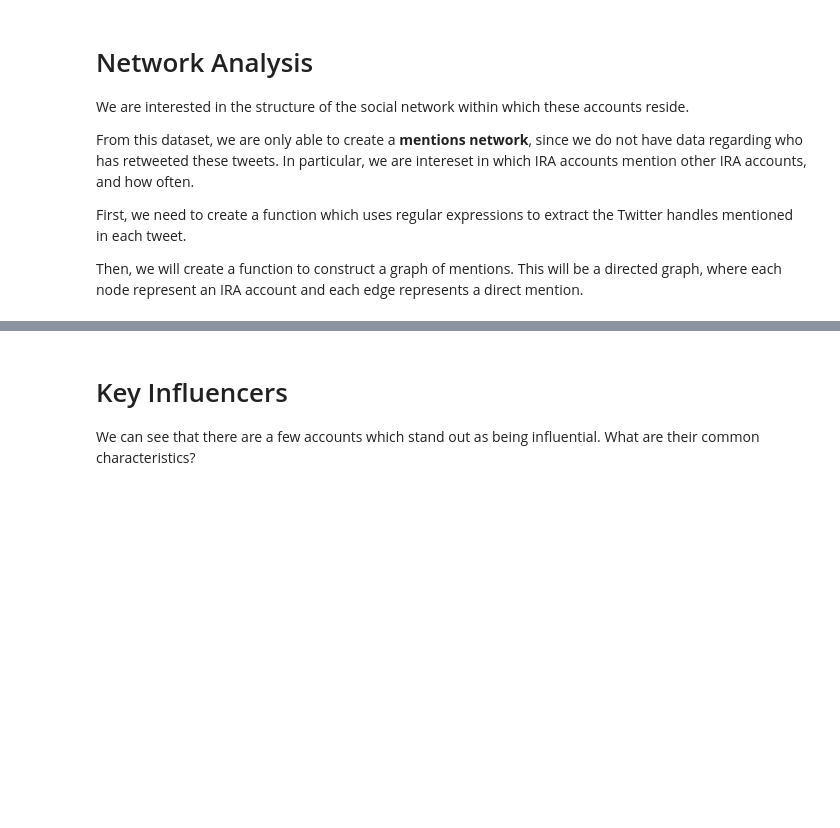
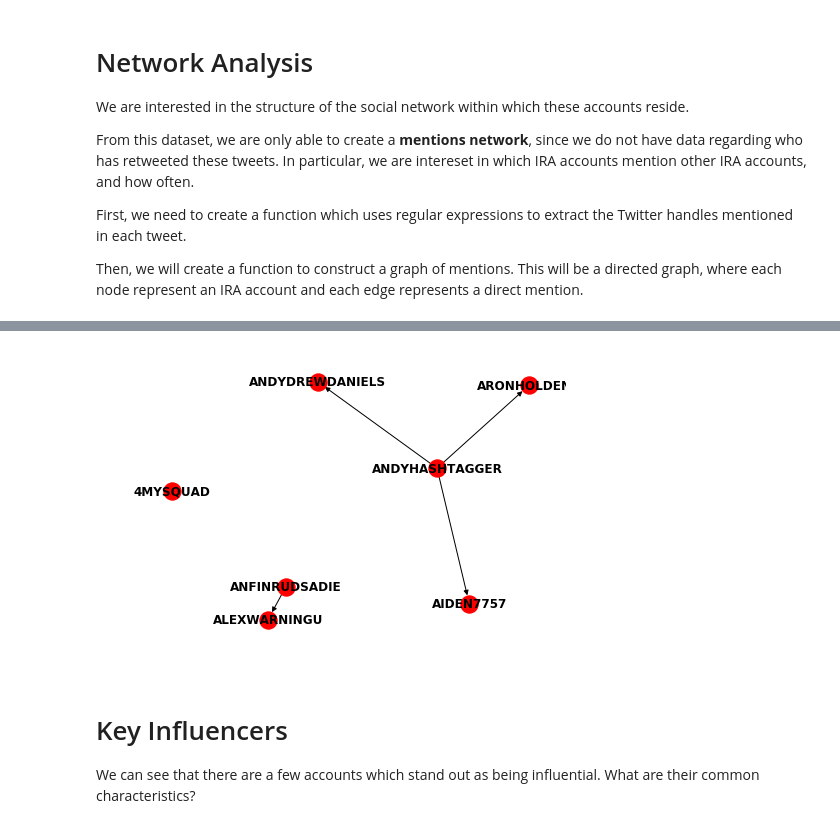
Before and after one commit to joshkraft/kraft_thesis_s19, a Jupyter notebook: Initial Data Exploration.ipynb, the cells around one changed output, grey strips where cells are left out. Cells and saved outputs as stored; diff of their text form; code cells hidden in the pictures; blank space fills up the shorter version.

```diff
--- a/Initial Data Exploration.ipynb
+++ b/Initial Data Exploration.ipynb
@@ -205,0 +166,7 @@ TypeError: 'Series' objects are mutable, thus they cannot be hashed
+# %%
+# Unnest multiple username mentions in tweet
+expanded_mentions = pd.DataFrame({'author':test_tweets['author'].repeat(test_tweets['mentions'].str.len()),
+                           'mentions':np.concatenate(test_tweets['mentions'].values),
+                           'account_category':test_tweets['account_category'].repeat(test_tweets['mentions'].str.len())})
+expanded_mentions['mentions'] = expanded_mentions['mentions'].str.upper()
+print(expanded_mentions)
@@ -205,0 +191,6 @@ TypeError: 'Series' objects are mutable, thus they cannot be hashed
+# %%
+# Select only mentions of IRA accounts. Also select account category for comparison?
+IRA_authors = df['author'].unique()
+
+expanded_IRA_mentions = expanded_mentions[(expanded_mentions['mentions'].isin(IRA_authors))]
+expanded_IRA_mentions
@@ -206,3 +211,9 @@ TypeError: 'Series' objects are mutable, thus they cannot be hashed
+# %%
+G=nx.from_pandas_edgelist(expanded_IRA_mentions,source='author',target='mentions',
+                         edge_attr=True, create_using=nx.DiGraph)
+nx.draw(G, with_labels=True, font_weight='bold')
+# %% [output]
+[figure, added]
 # %% [markdown]
 # Key Influencers
 
```
Also changed, not shown: parts of 5 cells of this notebook.
